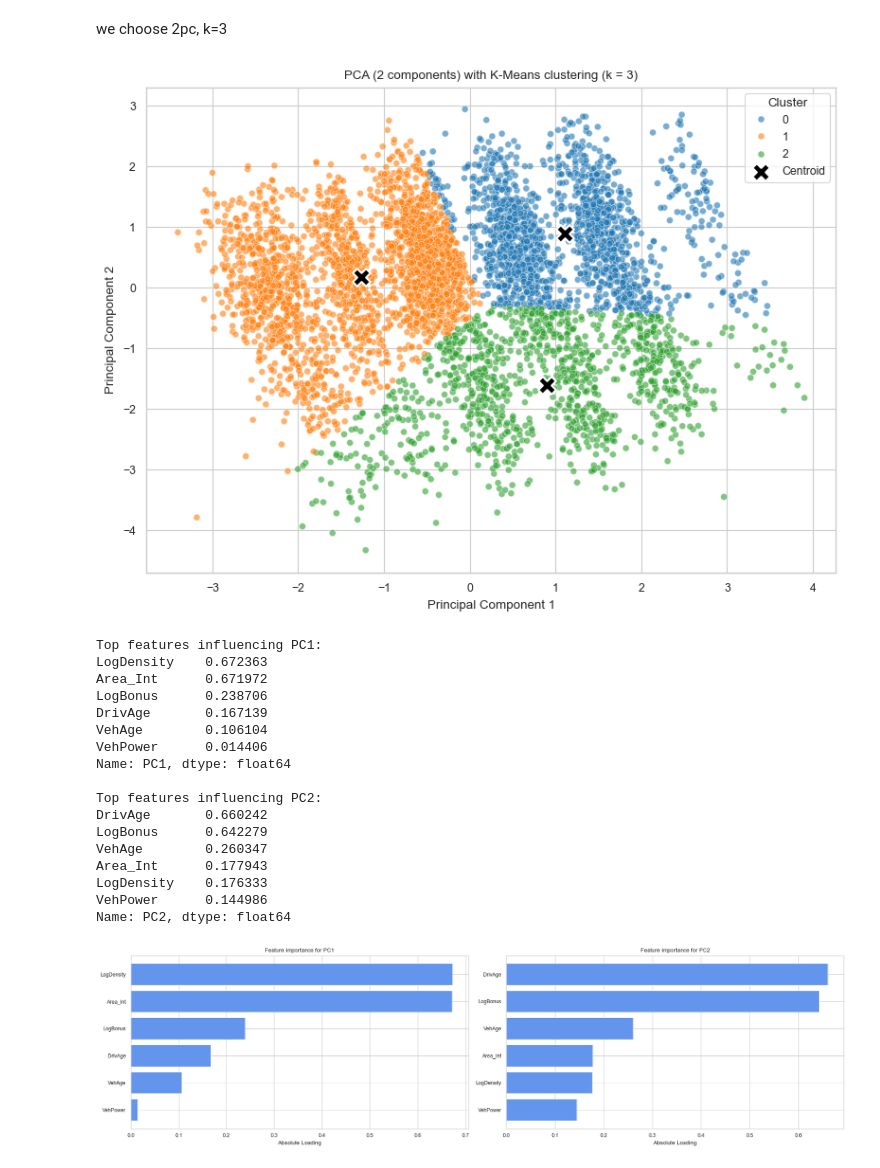
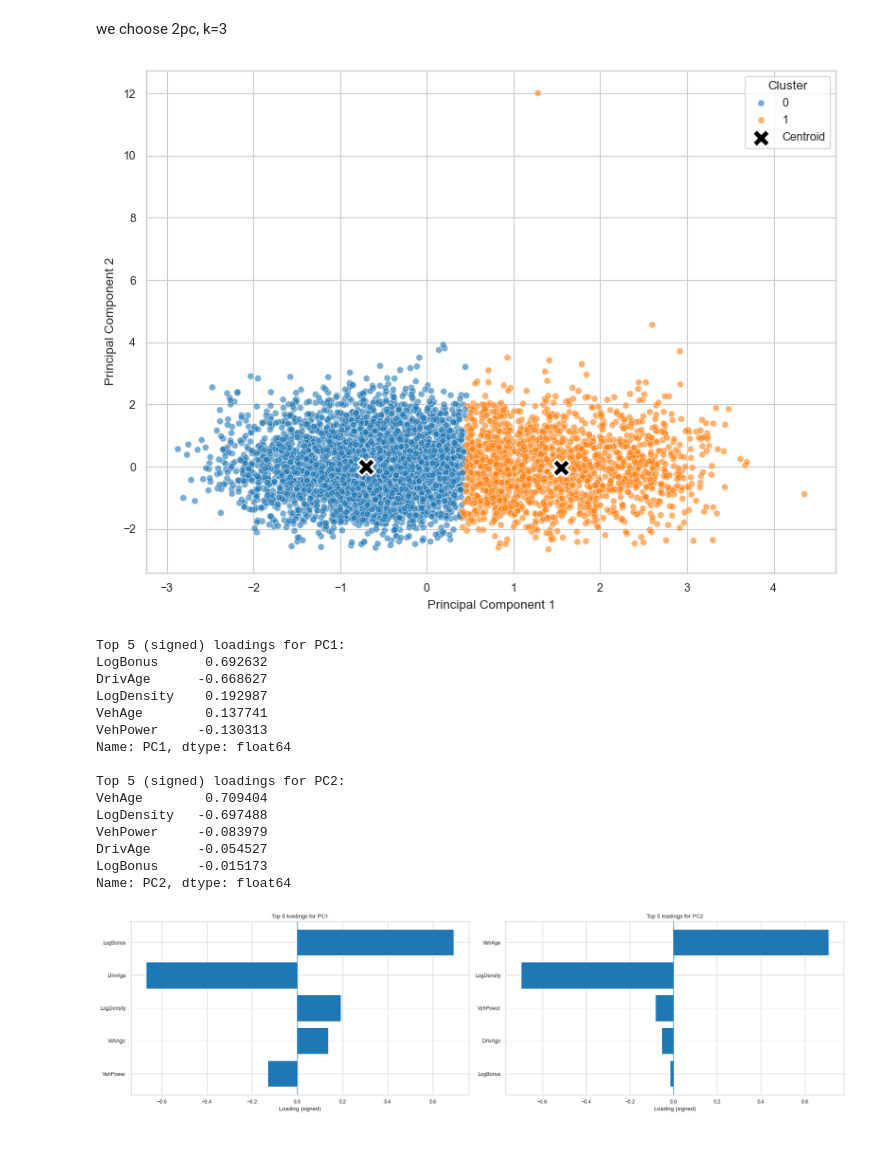
Before and after one commit to EKorczakitu/Clustered-Together, a Jupyter notebook: notebooks/1 PCA+CLUSTERING.ipynb, the cells around one changed output. Saved outputs shown, nothing was run; the diff lists cells and outputs as text; code cells hidden in the pictures.

```diff
--- a/notebooks/1 PCA+CLUSTERING.ipynb
+++ b/notebooks/1 PCA+CLUSTERING.ipynb
@@ -35,12 +35,11 @@ y_rate = (df["ClaimNb"] / df["Exposure"]).astype(float)
 w_expo = df["Exposure"].astype(float)
 
 # Feature engineering
-df["Area_Int"] = df["Area"].map({'A':1,'B':2,'C':3,'D':4,'E':5,'F':6})
 df["LogBonus"] = np.log(df["BonusMalus"])
 df["LogDensity"] = np.log(df["Density"])
 
-cats_to_encode = ["VehBrand", "VehGas", "Region"]
-keep_cols = ["VehPower", "VehAge", "DrivAge", "LogBonus", "LogDensity", "Area_Int"]
+cats_to_encode = ["VehBrand", "VehGas", "Region", "Area"]
+keep_cols = ["VehPower", "VehAge", "DrivAge", "LogBonus", "LogDensity"]
 
 X = pd.get_dummies(
     df[keep_cols + cats_to_encode],
@@ -179,8 +183,8 @@ sns.set_theme(style="whitegrid", context="paper", palette="tab10")
 pca = PCA(n_components=2, random_state=42)
 X_pca_2d = pca.fit_transform(X_num_scaled)
 
-# --- KMeans (k = 3) ---
-kmeans = KMeans(n_clusters=3, n_init=20, random_state=42)
+# --- KMeans (k = 2) ---
+kmeans = KMeans(n_clusters=2, n_init=20, random_state=42)
 labels = kmeans.fit_predict(X_pca_2d)
 
 # --- Fixed colors for clusters across ALL plots ---
@@ -192,6 +196,9 @@ palette_map = {c: base[i] for i, c in enumerate(cluster_order)}
 rng = np.random.default_rng(42)
 sample_size = min(5000, len(X_pca_2d))
 idx = rng.choice(len(X_pca_2d), size=sample_size, replace=False)
+
+
+
 
 # --- Prepare plotting DataFrame ---
 plot_df = pd.DataFrame(
@@ -209,72 +216,69 @@ centroids_df = pd.DataFrame(
 plt.figure(figsize=(8, 6))
 
 ax = sns.scatterplot(
     data=plot_df,
     x="PC1",
     y="PC2",
     hue="Cluster",
     hue_order=cluster_order,
     palette=palette_map,
     alpha=0.6,
     s=25
 )
 
 plt.scatter(
     centroids_df["PC1"],
     centroids_df["PC2"],
     c="black",
     s=180,
     marker="X",
     edgecolors="white",
     linewidths=1.5,
     label="Centroid"
 )
 
 plt.xlabel("Principal Component 1")
 plt.ylabel("Principal Component 2")
-plt.title("PCA (2 components) with K-Means clustering (k = 3)")
+
 plt.legend(title="Cluster")
 plt.tight_layout()
+plt.savefig("/Users/joakimandersen/Desktop/Machine learning/1PCAClustering", dpi=300, bbox_inches="tight")
 plt.show()
 # %% [output]
-[figure, old version]
+[figure, new version]
 # %%
-# --- Compute PCA loadings (feature importance) ---
-loadings = pd.DataFrame(pca.components_.T, columns=[f'PC{i+1}' for i in range(pca.n_components_)], index=numeric_cols)
+for i in range(pca.n_components_):
+    pc = loadings.iloc[:, i].sort_values(key=lambda s: s.abs(), ascending=False).head(5)
+    print(f"\nTop 5 (signed) loadings for PC{i+1}:")
+    print(pc)
 
-# --- Print top features influencing each principal component ---
-for i in range(pca.n_components_):
-    print(f"\nTop features influencing PC{i+1}:")
-    print(loadings.iloc[:, i].abs().sort_values(ascending=False).head(10))
-
-# --- Visualize loadings (bar plots) ---
 fig, axes = plt.subplots(1, pca.n_components_, figsize=(18, 5))
 for i, ax in enumerate(axes):
-    top_features = loadings.iloc[:, i].abs().sort_values(ascending=False)
-    ax.barh(top_features.index[::-1], top_features.values[::-1], color='cornflowerblue')
-    ax.set_title(f'Feature importance for PC{i+1}')
-    ax.set_xlabel('Absolute Loading')
+    pc = loadings.iloc[:, i].sort_values(key=lambda s: s.abs(), ascending=False).head(5)
+    ax.barh(pc.index[::-1], pc.values[::-1])   # signed values
+    ax.axvline(0, linewidth=1)                 # shows +/- clearly
+    ax.set_title(f"Top 5 loadings for PC{i+1}")
+    ax.set_xlabel("Loading (signed)")
 plt.tight_layout()
+plt.savefig("/Users/joakimandersen/Desktop/Machine learning/1LoadingPCA", dpi=300, bbox_inches="tight")
 plt.show()
 # %% [output]
-Top features influencing PC1:
-LogDensity    0.672363
-Area_Int      0.671972
-LogBonus      0.238706
-DrivAge       0.167139
-VehAge        0.106104
-VehPower      0.014406
+Top 5 (signed) loadings for PC1:
+LogBonus      0.692632
+DrivAge      -0.668627
+LogDensity    0.192987
+VehAge        0.137741
+VehPower     -0.130313
 Name: PC1, dtype: float64
 
-Top features influencing PC2:
-DrivAge       0.660242
-LogBonus      0.642279
-VehAge        0.260347
-Area_Int      0.177943
-LogDensity    0.176333
-VehPower      0.144986
+Top 5 (signed) loadings for PC2:
+VehAge        0.709404
+LogDensity   -0.697488
+VehPower     -0.083979
+DrivAge      -0.054527
+LogBonus     -0.015173
 Name: PC2, dtype: float64
-[figure, old version]
+[figure, new version]
 # %%
 # ✅ Cleaned + fixed version
 data["Claim_rate"] = (data["ClaimNb"] / data["Exposure"]).astype(float)
```
Also changed, not shown: parts of 7 cells of this notebook, 1 other file.
